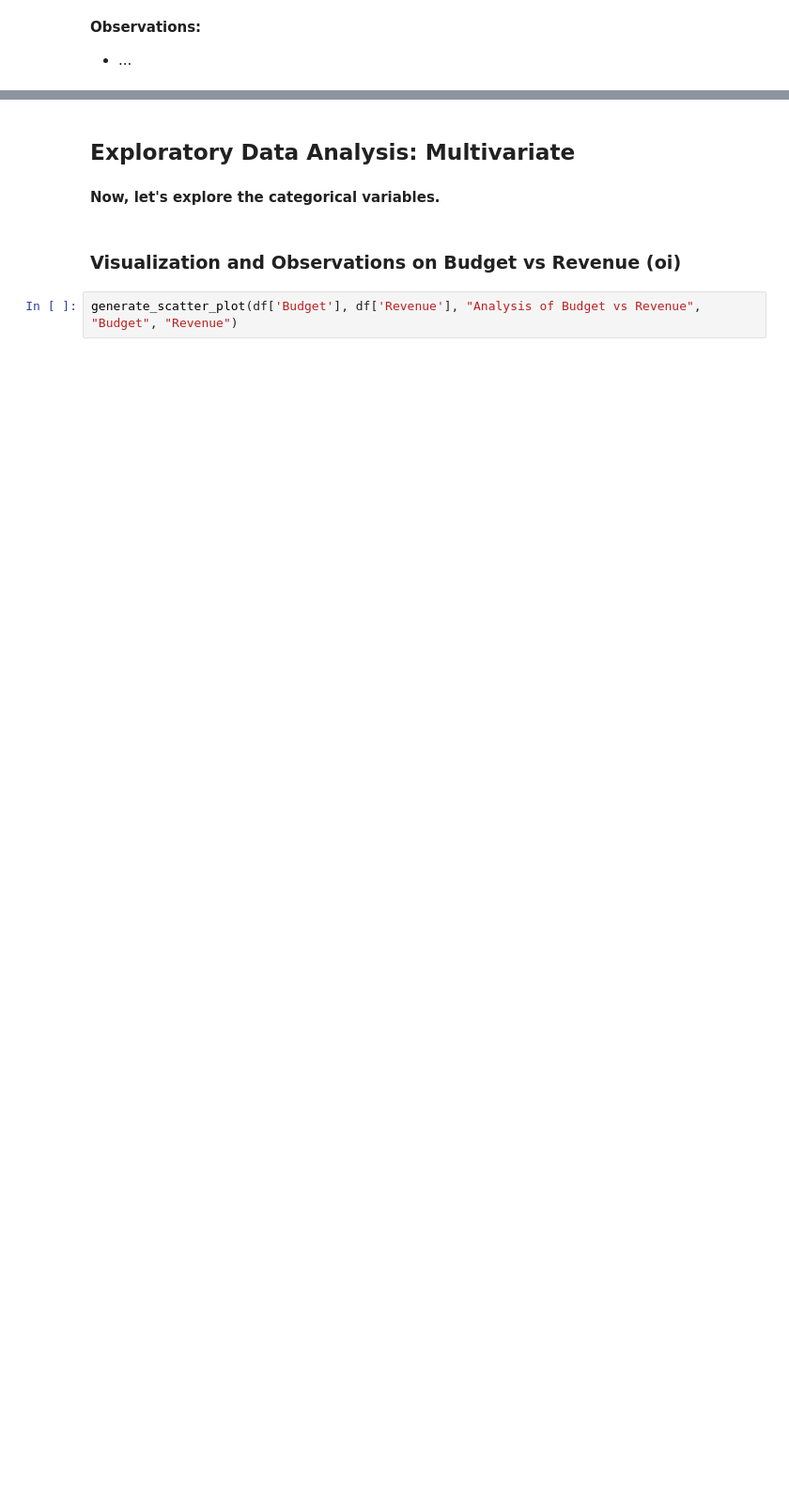
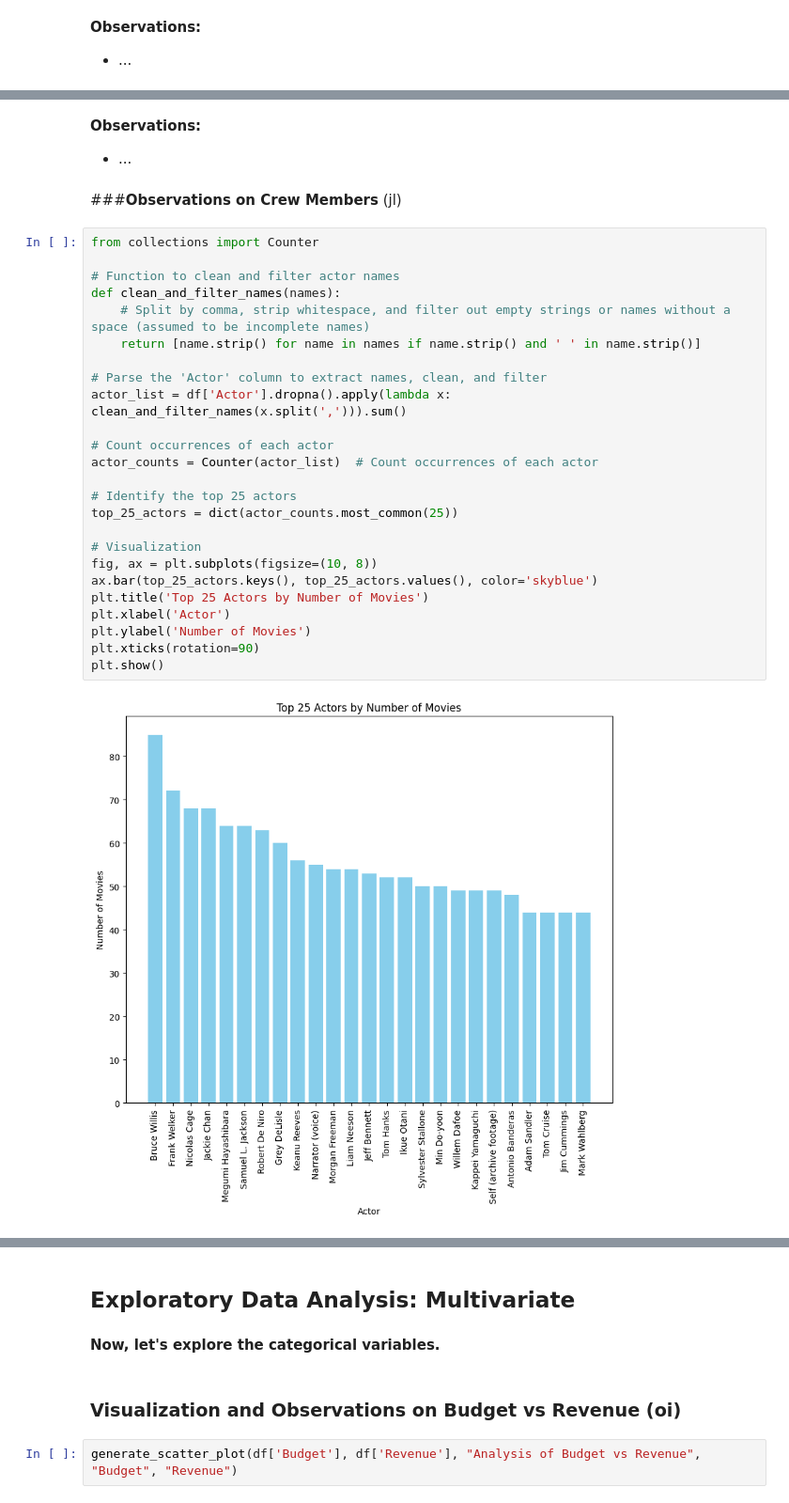
Before and after one commit to oigwe-frx/movie-database-analysis, a Jupyter notebook: Movie_Analysis.ipynb, the cells around one changed output, grey strips where cells are left out. Shown at 94% size. Drawn from its saved outputs; the diff is of its cells as text; blank space fills up the shorter version.

```diff
--- a/Movie_Analysis.ipynb
+++ b/Movie_Analysis.ipynb
@@ -785,0 +836,32 @@ generate_pie_chart(status_frequency_list, status_unique_list, "Visualization of
+# %% [markdown]
+**Observations:**
+* ...
+# %% [markdown]
+###**Observations on Crew Members** (jl)
+# %%
+from collections import Counter
+
+# Function to clean and filter actor names
+def clean_and_filter_names(names):
+    # Split by comma, strip whitespace, and filter out empty strings or names without a space (assumed to be incomplete names)
+    return [name.strip() for name in names if name.strip() and ' ' in name.strip()]
+
+# Parse the 'Actor' column to extract names, clean, and filter
+actor_list = df['Actor'].dropna().apply(lambda x: clean_and_filter_names(x.split(','))).sum()
+
+# Count occurrences of each actor
+actor_counts = Counter(actor_list)  # Count occurrences of each actor
+
+# Identify the top 25 actors
+top_25_actors = dict(actor_counts.most_common(25))
+
+# Visualization
+fig, ax = plt.subplots(figsize=(10, 8))
+ax.bar(top_25_actors.keys(), top_25_actors.values(), color='skyblue')
+plt.title('Top 25 Actors by Number of Movies')
+plt.xlabel('Actor')
+plt.ylabel('Number of Movies')
+plt.xticks(rotation=90)
+plt.show()
+# %% [output]
+[figure, added]
```
Also changed, not shown: parts of 10 cells of this notebook.
